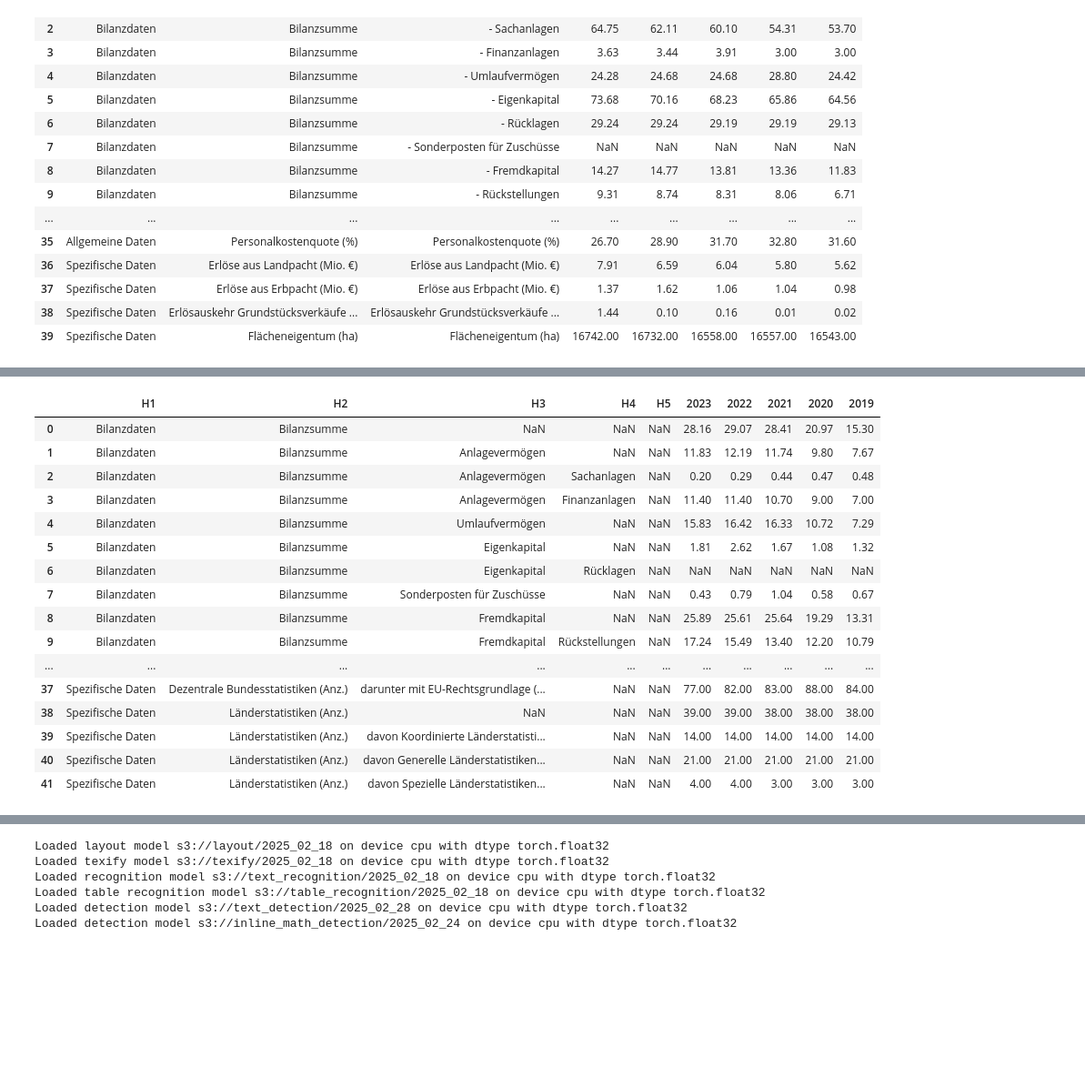
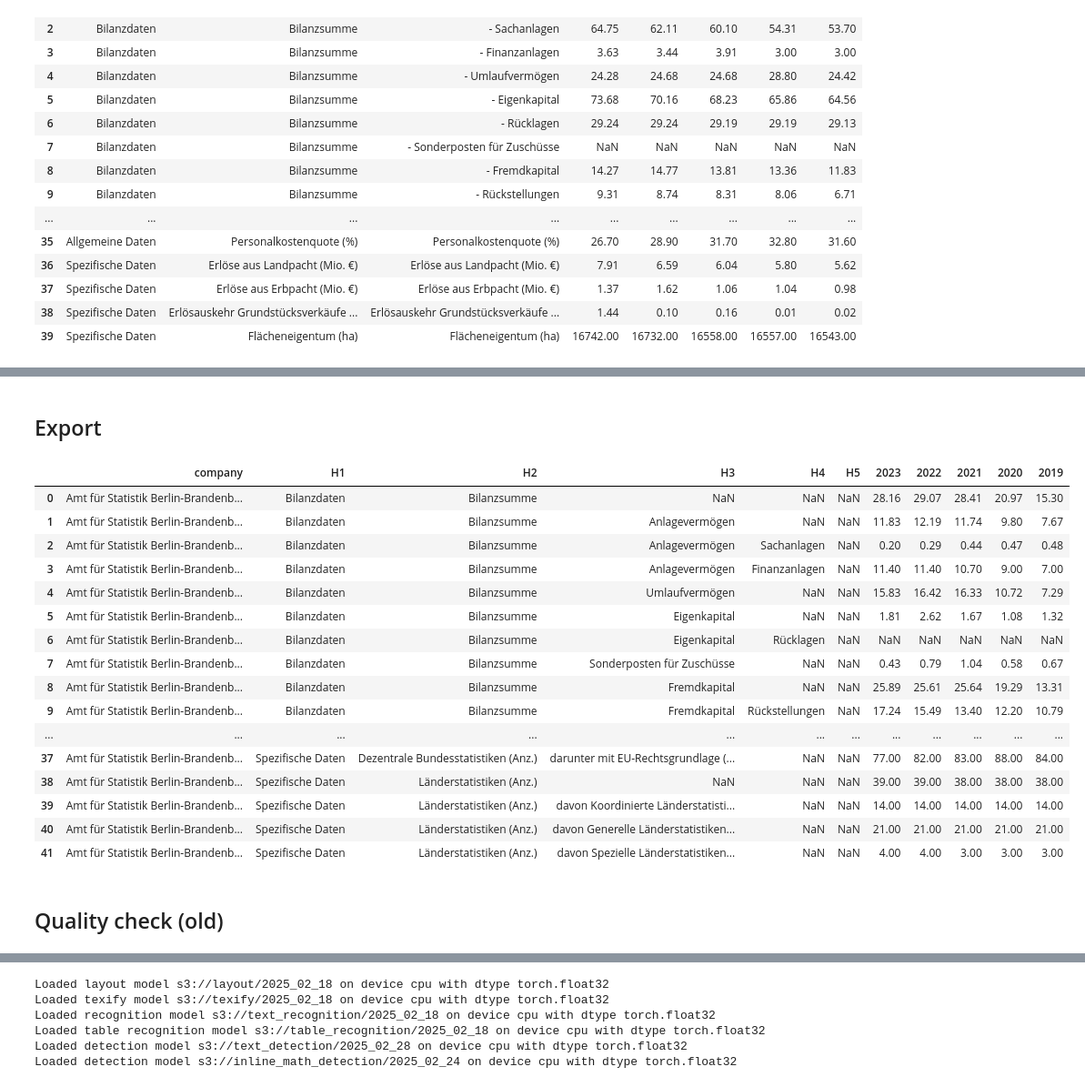
Before and after one commit to Famondir/Thesis, a Jupyter notebook: Beteiligungsberichte/extract_data_bb.ipynb, the cells around one changed output, grey strips where cells are left out. Shown: that part at 91% size. Cells and saved outputs as stored; diff of their text form; code cells hidden in the pictures; blank space fills up the shorter version.

```diff
--- a/Beteiligungsberichte/extract_data_bb.ipynb
+++ b/Beteiligungsberichte/extract_data_bb.ipynb
@@ -211,7 +214,7 @@ def combine_rows(data):
             skip_next = False
             continue
         if i + 1 < len(row_names) and df[df.columns[2:]].iloc[i + 1].isnull().all():
-            new_row_name = entry + " " + row_names[i + 1]
+            new_row_name = str(entry) + " " + str(row_names[i + 1])
             combined_row_names.append(re.sub('- ', '', new_row_name))
             row_list.append(df.iloc[i].to_list())
             skip_next = True
@@ -461,20 +463,27 @@ Processing DataFrame for page 260 (59)
-# %%
-df_list_copy[0]
-# %% [output]
-|  | H1 | H2 | H3 | H4 | H5 | 2023 | 2022 | 2021 | 2020 | 2019 |
-| 0 | Bilanzdaten | Bilanzsumme | NaN | NaN | NaN | 28.16 | 29.07 | 28.41 | 20.97 | 15.30 |
-| 1 | Bilanzdaten | Bilanzsumme | Anlagevermögen | NaN | NaN | 11.83 | 12.19 | 11.74 | 9.80 | 7.67 |
-| 2 | Bilanzdaten | Bilanzsumme | Anlagevermögen | Sachanlagen | NaN | 0.20 | 0.29 | 0.44 | 0.47 | 0.48 |
-| 3 | Bilanzdaten | Bilanzsumme | Anlagevermögen | Finanzanlagen | NaN | 11.40 | 11.40 | 10.70 | 9.00 | 7.00 |
-| 4 | Bilanzdaten | Bilanzsumme | Umlaufvermögen | NaN | NaN | 15.83 | 16.42 | 16.33 | 10.72 | 7.29 |
-| 5 | Bilanzdaten | Bilanzsumme | Eigenkapital | NaN | NaN | 1.81 | 2.62 | 1.67 | 1.08 | 1.32 |
-| 6 | Bilanzdaten | Bilanzsumme | Eigenkapital | Rücklagen | NaN | NaN | NaN | NaN | NaN | NaN |
-| 7 | Bilanzdaten | Bilanzsumme | Sonderposten für Zuschüsse | NaN | NaN | 0.43 | 0.79 | 1.04 | 0.58 | 0.67 |
-| 8 | Bilanzdaten | Bilanzsumme | Fremdkapital | NaN | NaN | 25.89 | 25.61 | 25.64 | 19.29 | 13.31 |
-| 9 | Bilanzdaten | Bilanzsumme | Fremdkapital | Rückstellungen | NaN | 17.24 | 15.49 | 13.40 | 12.20 | 10.79 |
-| ... | ... | ... | ... | ... | ... | ... | ... | ... | ... | ... |
-| 37 | Spezifische Daten | Dezentrale Bundesstatistiken (Anz.) | darunter mit EU-Rechtsgrundlage (... | NaN | NaN | 77.00 | 82.00 | 83.00 | 88.00 | 84.00 |
-| 38 | Spezifische Daten | Länderstatistiken (Anz.) | NaN | NaN | NaN | 39.00 | 39.00 | 38.00 | 38.00 | 38.00 |
-| 39 | Spezifische Daten | Länderstatistiken (Anz.) | davon Koordinierte Länderstatisti... | NaN | NaN | 14.00 | 14.00 | 14.00 | 14.00 | 14.00 |
-| 40 | Spezifische Daten | Länderstatistiken (Anz.) | davon Generelle Länderstatistiken... | NaN | NaN | 21.00 | 21.00 | 21.00 | 21.00 | 21.00 |
-| 41 | Spezifische Daten | Länderstatistiken (Anz.) | davon Spezielle Länderstatistiken... | NaN | NaN | 4.00 | 4.00 | 3.00 | 3.00 | 3.00 |
+# %% [markdown]
+## Export
+# %%
+df_list_final = copy.deepcopy(df_list_copy)
+
+for toc_entry, df in zip(toc, df_list_final):
+    df.insert(0, 'company', toc_entry)
+
+df_list_final[0]
+# %% [output]
+|  | company | H1 | H2 | H3 | H4 | H5 | 2023 | 2022 | 2021 | 2020 | 2019 |
+| 0 | Amt für Statistik Berlin-Brandenb... | Bilanzdaten | Bilanzsumme | NaN | NaN | NaN | 28.16 | 29.07 | 28.41 | 20.97 | 15.30 |
+| 1 | Amt für Statistik Berlin-Brandenb... | Bilanzdaten | Bilanzsumme | Anlagevermögen | NaN | NaN | 11.83 | 12.19 | 11.74 | 9.80 | 7.67 |
+| 2 | Amt für Statistik Berlin-Brandenb... | Bilanzdaten | Bilanzsumme | Anlagevermögen | Sachanlagen | NaN | 0.20 | 0.29 | 0.44 | 0.47 | 0.48 |
+| 3 | Amt für Statistik Berlin-Brandenb... | Bilanzdaten | Bilanzsumme | Anlagevermögen | Finanzanlagen | NaN | 11.40 | 11.40 | 10.70 | 9.00 | 7.00 |
+| 4 | Amt für Statistik Berlin-Brandenb... | Bilanzdaten | Bilanzsumme | Umlaufvermögen | NaN | NaN | 15.83 | 16.42 | 16.33 | 10.72 | 7.29 |
+| 5 | Amt für Statistik Berlin-Brandenb... | Bilanzdaten | Bilanzsumme | Eigenkapital | NaN | NaN | 1.81 | 2.62 | 1.67 | 1.08 | 1.32 |
+| 6 | Amt für Statistik Berlin-Brandenb... | Bilanzdaten | Bilanzsumme | Eigenkapital | Rücklagen | NaN | NaN | NaN | NaN | NaN | NaN |
+| 7 | Amt für Statistik Berlin-Brandenb... | Bilanzdaten | Bilanzsumme | Sonderposten für Zuschüsse | NaN | NaN | 0.43 | 0.79 | 1.04 | 0.58 | 0.67 |
+| 8 | Amt für Statistik Berlin-Brandenb... | Bilanzdaten | Bilanzsumme | Fremdkapital | NaN | NaN | 25.89 | 25.61 | 25.64 | 19.29 | 13.31 |
+| 9 | Amt für Statistik Berlin-Brandenb... | Bilanzdaten | Bilanzsumme | Fremdkapital | Rückstellungen | NaN | 17.24 | 15.49 | 13.40 | 12.20 | 10.79 |
+| ... | ... | ... | ... | ... | ... | ... | ... | ... | ... | ... | ... |
+| 37 | Amt für Statistik Berlin-Brandenb... | Spezifische Daten | Dezentrale Bundesstatistiken (Anz.) | darunter mit EU-Rechtsgrundlage (... | NaN | NaN | 77.00 | 82.00 | 83.00 | 88.00 | 84.00 |
+| 38 | Amt für Statistik Berlin-Brandenb... | Spezifische Daten | Länderstatistiken (Anz.) | NaN | NaN | NaN | 39.00 | 39.00 | 38.00 | 38.00 | 38.00 |
+| 39 | Amt für Statistik Berlin-Brandenb... | Spezifische Daten | Länderstatistiken (Anz.) | davon Koordinierte Länderstatisti... | NaN | NaN | 14.00 | 14.00 | 14.00 | 14.00 | 14.00 |
+| 40 | Amt für Statistik Berlin-Brandenb... | Spezifische Daten | Länderstatistiken (Anz.) | davon Generelle Länderstatistiken... | NaN | NaN | 21.00 | 21.00 | 21.00 | 21.00 | 21.00 |
+| 41 | Amt für Statistik Berlin-Brandenb... | Spezifische Daten | Länderstatistiken (Anz.) | davon Spezielle Länderstatistiken... | NaN | NaN | 4.00 | 4.00 | 3.00 | 3.00 | 3.00 |
@@ -481,3 +493,5 @@ df_list_copy[0]
+# %% [markdown]
+## Quality check (old)
 # %%
 
 df1 = pd.DataFrame(extract_numbers(pages_of_interest[0]['text']))
```
Also changed, not shown: parts of 14 cells of this notebook, 11 other files.
